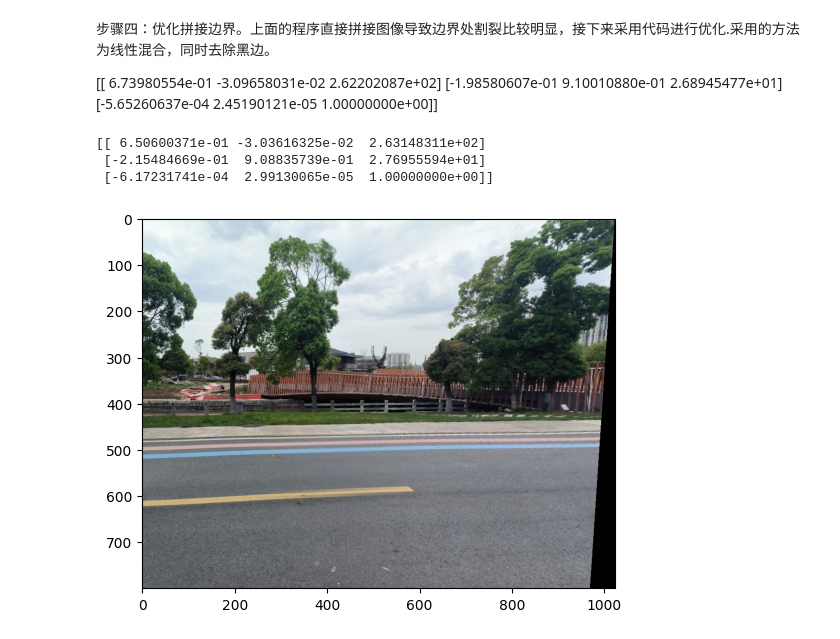
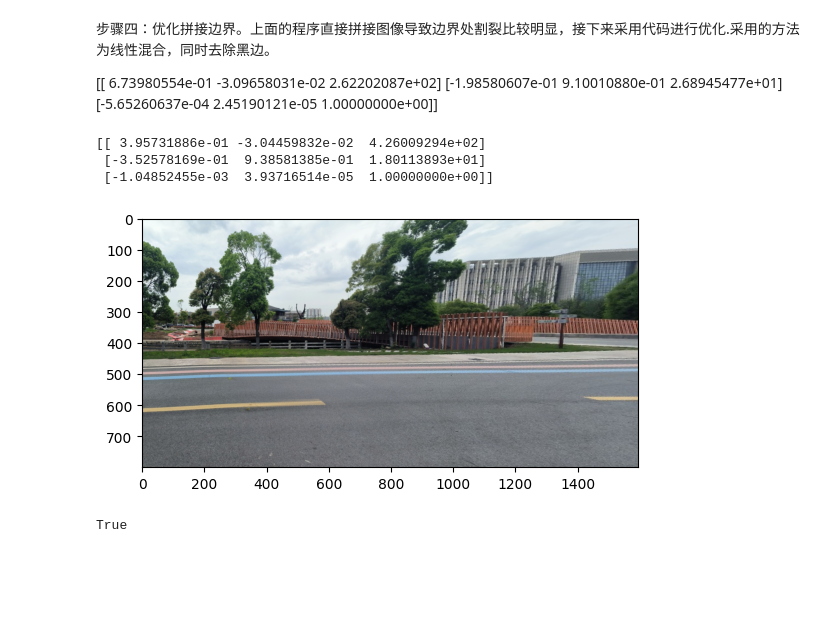
Before and after one commit to lengfeng-bot/vision_class, a Jupyter notebook: 计算机视觉实践-练习1/作业1.ipynb, the cells around one changed output. Cells and saved outputs as stored; diff of their text form; code cells hidden in the pictures; blank space fills up the shorter version.

```diff
--- a/计算机视觉实践-练习1/作业1.ipynb
+++ b/计算机视觉实践-练习1/作业1.ipynb
@@ -279,8 +279,8 @@ def linearBlending(imgs):
 
 if __name__ == "__main__":
     # 读取图像
-    img1 = cv2.imread("jpgs/1.jpg")
-    img2 = cv2.imread("jpgs/2.jpg")
+    img1 = cv2.imread("stitch_final.jpg")
+    img2 = cv2.imread("3.jpg")
 
     # 提取特征点和计算描述符
     sift = cv2.SIFT_create(contrastThreshold=0.04)
@@ -290,34 +290,47 @@ if __name__ == "__main__":
     keypoints2, descriptors2 = sift.detectAndCompute(img2, None)
 
     # 匹配特征点
     good_matches = match_images(img1, img2)
 
     # 使用单应性矩阵拼接图片
     src_pts = np.float32([keypoints1[m.queryIdx].pt for m in good_matches]).reshape(-1,1,2)
     dst_pts = np.float32([keypoints2[m.trainIdx].pt for m in good_matches]).reshape(-1,1,2)
 
     # 计算单应性矩阵
     M, mask = cv2.findHomography(src_pts, dst_pts, cv2.RANSAC, maxIters=1000)
 
     M_inv = np.linalg.inv(M)
     # 归一化矩阵，将每个元素除以最后一个元素
     M_inv /= M_inv[-1, -1]
 
     H = np.linalg.inv(M)
     H /= H[-1,-1]
 
     print(H)
 
     stitch_img = warp(img1, img2, H)
 
     # cv2.imshow("stitch_img", stitch_img)
 
     cv2.imwrite("out.jpg", stitch_img)
 
     stitch_img = cv2.cvtColor(stitch_img, cv2.COLOR_BGR2RGB)
     plt.imshow(stitch_img), plt.show()
 # %% [output]
-[[ 6.50600371e-01 -3.03616325e-02  2.63148311e+02]
- [-2.15484669e-01  9.08835739e-01  2.76955594e+01]
- [-6.17231741e-04  2.99130065e-05  1.00000000e+00]]
+[[ 3.95731886e-01 -3.04459832e-02  4.26009294e+02]
+ [-3.52578169e-01  9.38581385e-01  1.80113893e+01]
+ [-1.04852455e-03  3.93716514e-05  1.00000000e+00]]
-[figure, old version]
+[figure, new version]
+# %%
+import cv2
+
+# Load the image
+image = cv2.imread('1/33.jpg')
+
+# Resize the image to a specific width and height
+resized_image = cv2.resize(image, (600, 800))
+
+# Display the resized image
+cv2.imwrite('1/3.jpg', resized_image)
+# %% [output]
+True
```
Also changed, not shown: parts of 1 cell of this notebook.
